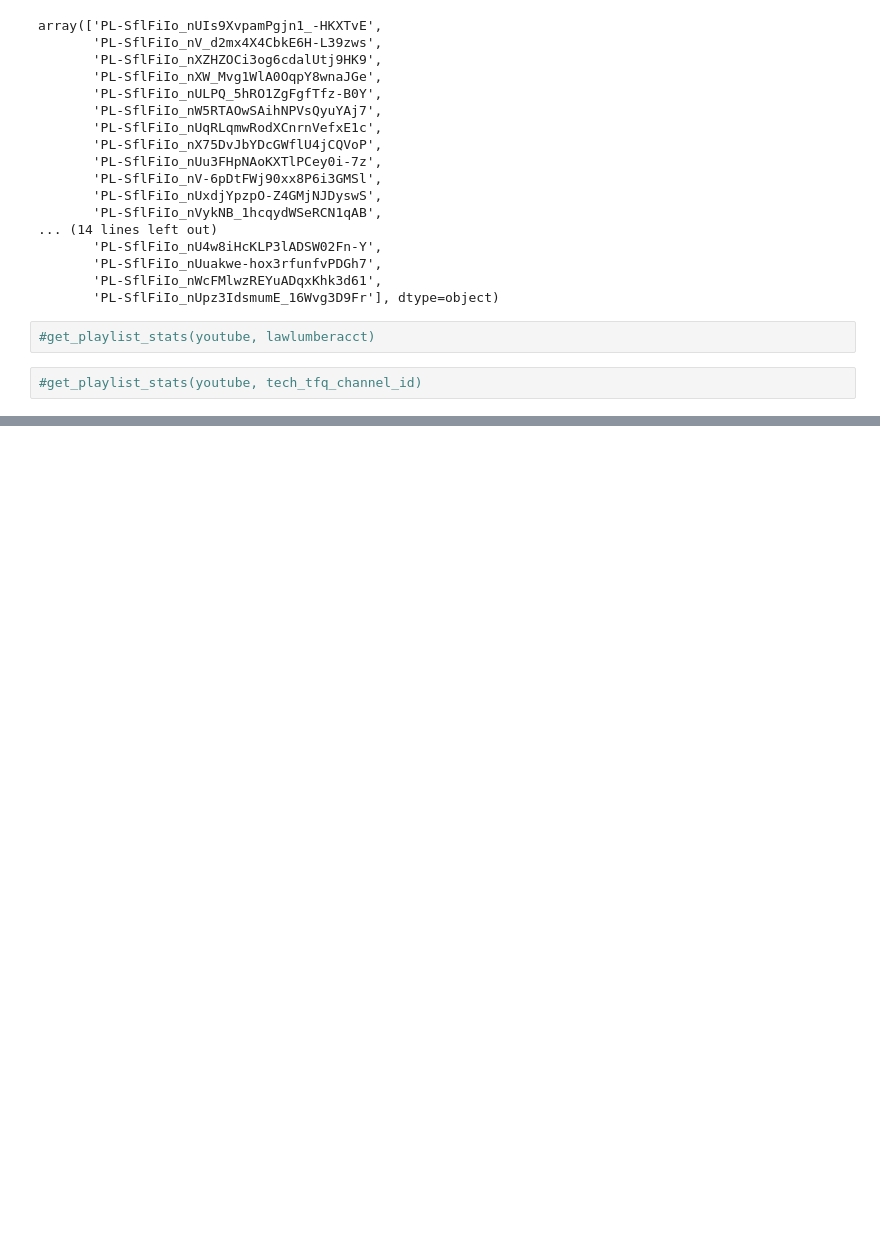
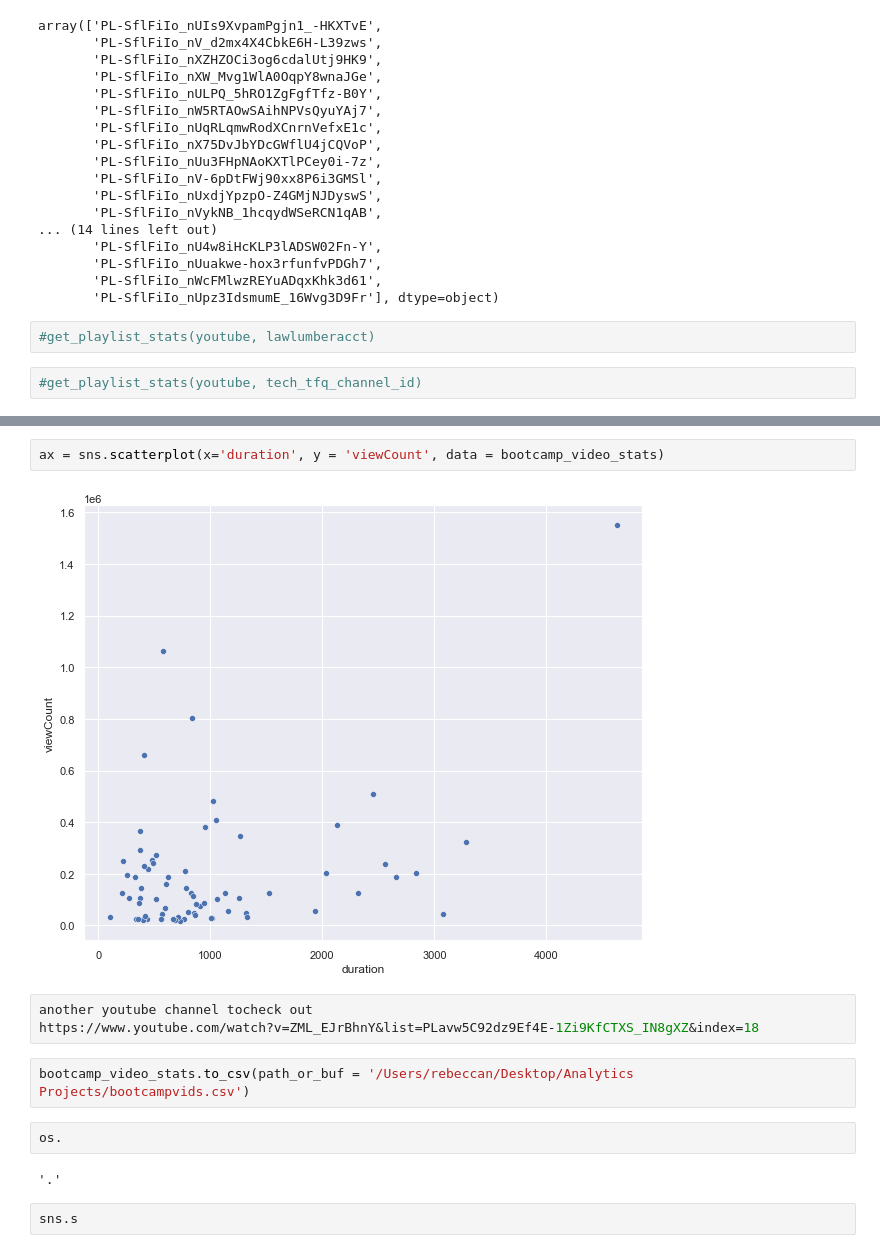
Before and after one commit to rnjeri/youtubedataanalysis, a Jupyter notebook: YouTube API.ipynb, the cells around one changed output, grey strips where cells are left out. Saved outputs shown, nothing was run; the diff lists cells and outputs as text; blank space fills up the shorter version.

```diff
--- a/YouTube API.ipynb
+++ b/YouTube API.ipynb
@@ -241,0 +324,15 @@ get_video_stats(youtube ,'28r412KFhG4') #notlive
+# %%
+ax = sns.scatterplot(x='duration', y = 'viewCount', data = bootcamp_video_stats)
+# %% [output]
+[figure, added]
+# %%
+another youtube channel tocheck out
+https://www.youtube.com/watch?v=ZML_EJrBhnY&list=PLavw5C92dz9Ef4E-1Zi9KfCTXS_IN8gXZ&index=18
+# %%
+bootcamp_video_stats.to_csv(path_or_buf = '/Users/rebeccan/Desktop/Analytics Projects/bootcampvids.csv')
+# %%
+os.
+# %% [output]
+'.'
+# %%
+sns.s
```
Also changed, not shown: parts of 31 cells of this notebook.
